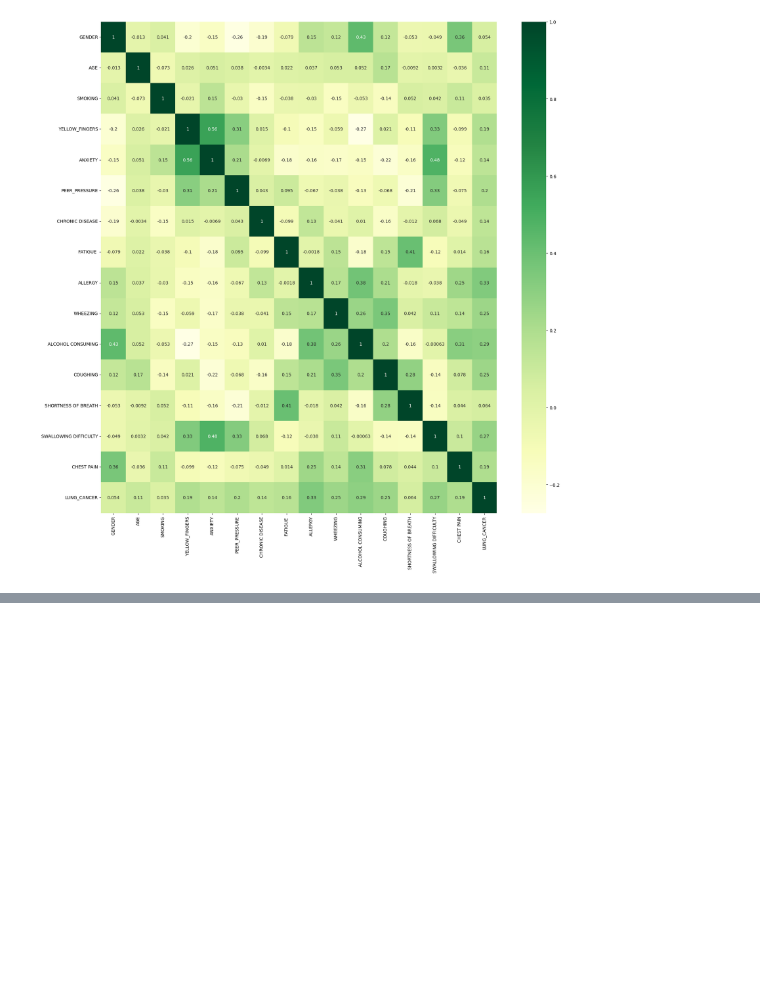
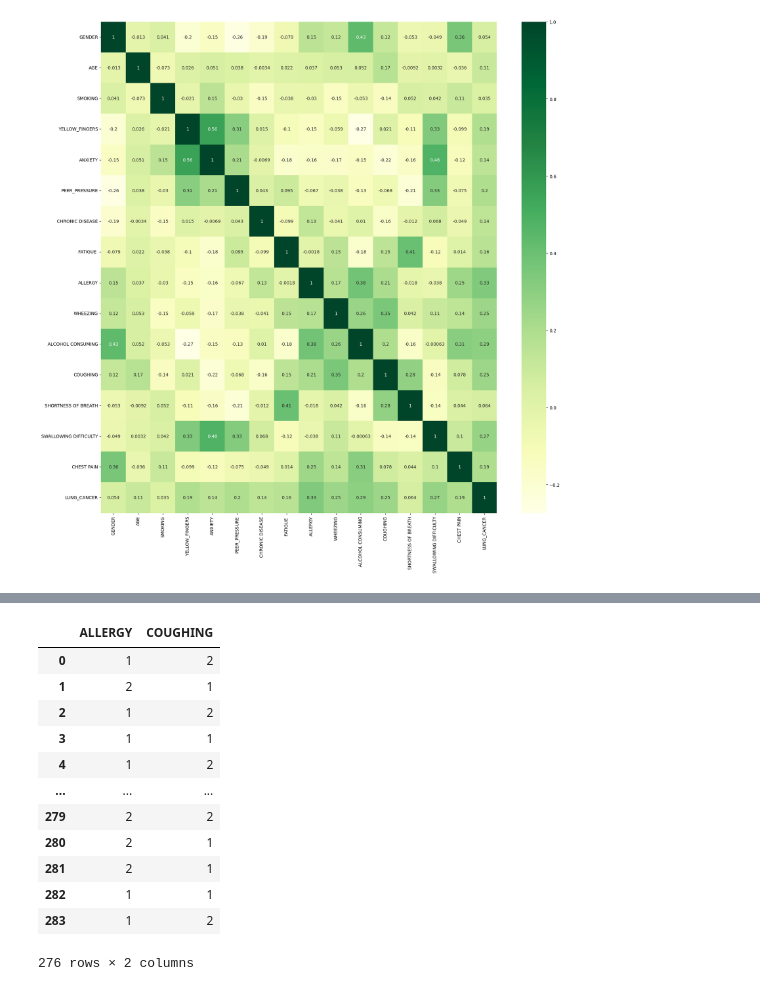
Before and after one commit to ManishGond/EDA_on_Cancer, a Jupyter notebook: lung_cancer.ipynb, the cells around one changed output, grey strips where cells are left out. Saved outputs shown, nothing was run; the diff lists cells and outputs as text; code cells hidden in the pictures; blank space fills up the shorter version.

```diff
--- a/lung_cancer.ipynb
+++ b/lung_cancer.ipynb
@@ -413,0 +444,16 @@ ax = sns.heatmap(new_data[features].corr(), annot = True, cmap = 'YlGn')
+# %%
+X
+# %% [output]
+|  | ALLERGY | COUGHING |
+| 0 | 1 | 2 |
+| 1 | 2 | 1 |
+| 2 | 1 | 2 |
+| 3 | 1 | 1 |
+| 4 | 1 | 2 |
+| ... | ... | ... |
+| 279 | 2 | 2 |
+| 280 | 2 | 1 |
+| 281 | 2 | 1 |
+| 282 | 1 | 1 |
+| 283 | 1 | 2 |
+276 rows × 2 columns
```
Also changed, not shown: parts of 10 cells of this notebook.
